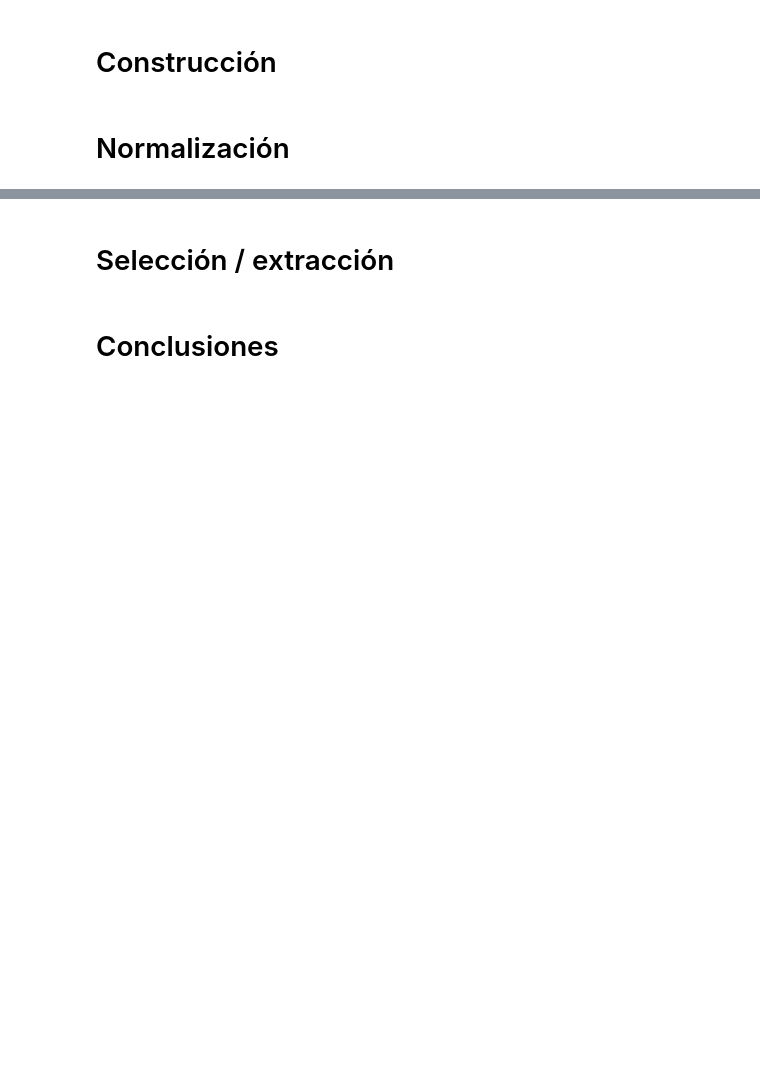
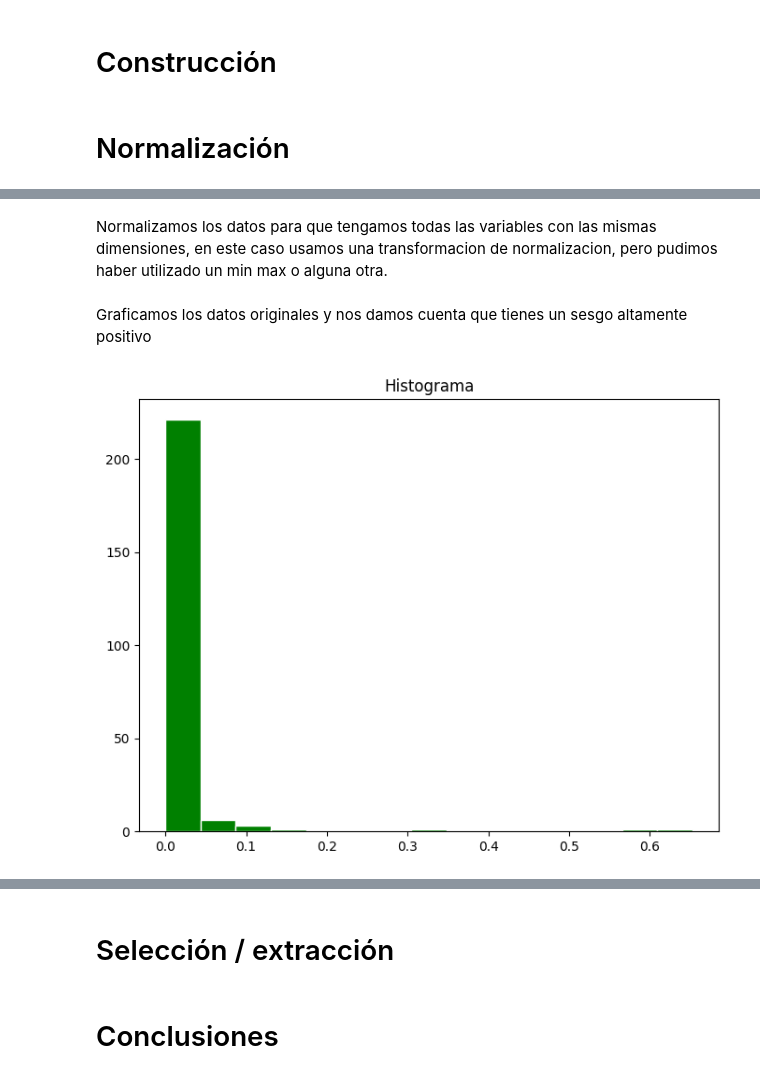
Before and after one commit to andreavazquezt/ProyectoIntegrador, a Jupyter notebook: Avance2_Equipo4.ipynb, the cells around one changed output, grey strips where cells are left out. Drawn from its saved outputs; the diff is of its cells as text; code cells hidden in the pictures; blank space fills up the shorter version.

```diff
--- a/Avance2_Equipo4.ipynb
+++ b/Avance2_Equipo4.ipynb
@@ -18,0 +26,6 @@
+# %%
+dforiginal = pd.read_csv("sample_data/world_population.csv")
+df = dforiginal[['2010 Population']]
+df=df.interpolate(method ='linear', limit_direction ='forward')
+fd=df.dropna()
+df.isnull()
@@ -18,0 +46,15 @@
+# %% [markdown]
+Normalizamos los datos para que tengamos todas las variables con las mismas dimensiones, en este caso usamos una transformacion de normalizacion, pero pudimos haber utilizado un min max o alguna otra.
+# %%
+datos_normalizados = preprocessing.Normalizer().transform(df.T)
+datos_normalizados = datos_normalizados.T
+datos2 = pd.DataFrame(datos_normalizados, columns=["2010 Population"])
+# %% [markdown]
+Graficamos los datos originales y nos damos cuenta que tienes un sesgo altamente positivo
+# %%
+fig, ax=plt.subplots(figsize=(8,6))
+ax=plt.hist(datos2['2010 Population'],bins=15,color='g',edgecolor='w')
+plt.title('Histograma')
+plt.show()
+# %% [output]
+[figure, added]
```
Also changed, not shown: parts of 10 cells of this notebook.
